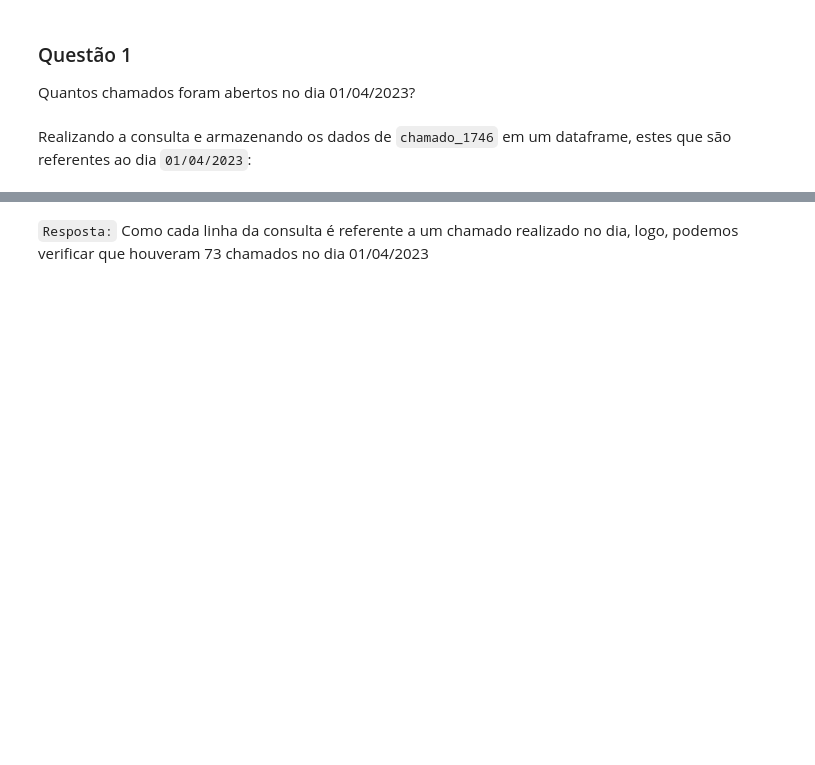
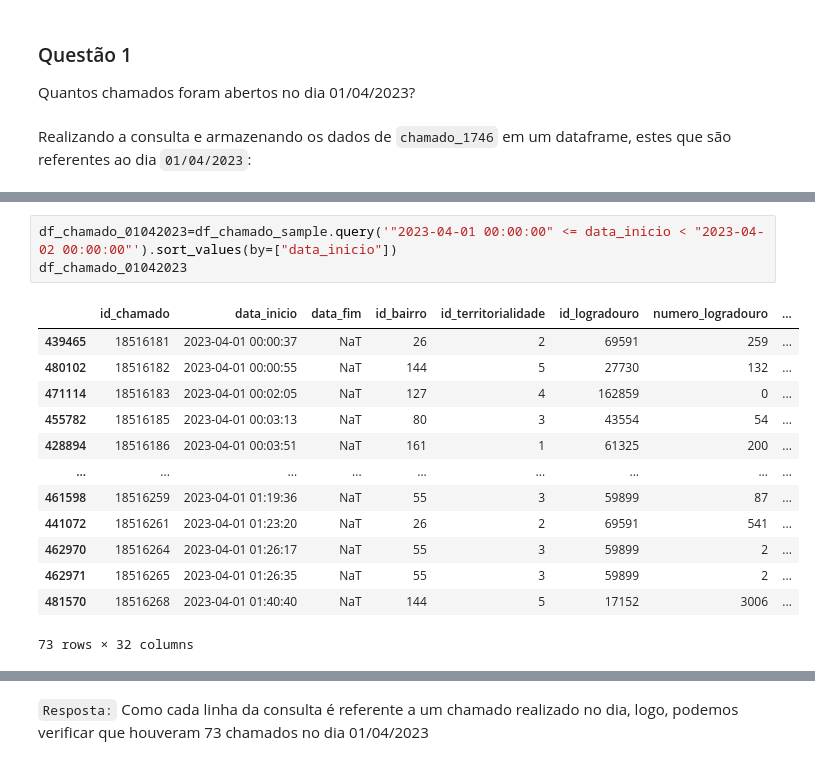
Before and after one commit to BrendowPaolillo-dev/emd-desafio-junior-data-scientist, a Jupyter notebook: analise_python.ipynb, the cells around one changed output, grey strips where cells are left out. Saved outputs shown, nothing was run; the diff lists cells and outputs as text; blank space fills up the shorter version.

```diff
--- a/analise_python.ipynb
+++ b/analise_python.ipynb
@@ -40,0 +64,17 @@ df_chamado
+# %%
+df_chamado_01042023=df_chamado_sample.query('"2023-04-01 00:00:00" <= data_inicio < "2023-04-02 00:00:00"').sort_values(by=["data_inicio"])
+df_chamado_01042023
+# %% [output]
+|  | id_chamado | data_inicio | data_fim | id_bairro | id_territorialidade | id_logradouro | numero_logradouro | ... |
+| 439465 | 18516181 | 2023-04-01 00:00:37 | NaT | 26 | 2 | 69591 | 259 | ... |
+| 480102 | 18516182 | 2023-04-01 00:00:55 | NaT | 144 | 5 | 27730 | 132 | ... |
+| 471114 | 18516183 | 2023-04-01 00:02:05 | NaT | 127 | 4 | 162859 | 0 | ... |
+| 455782 | 18516185 | 2023-04-01 00:03:13 | NaT | 80 | 3 | 43554 | 54 | ... |
+| 428894 | 18516186 | 2023-04-01 00:03:51 | NaT | 161 | 1 | 61325 | 200 | ... |
+| ... | ... | ... | ... | ... | ... | ... | ... | ... |
+| 461598 | 18516259 | 2023-04-01 01:19:36 | NaT | 55 | 3 | 59899 | 87 | ... |
+| 441072 | 18516261 | 2023-04-01 01:23:20 | NaT | 26 | 2 | 69591 | 541 | ... |
+| 462970 | 18516264 | 2023-04-01 01:26:17 | NaT | 55 | 3 | 59899 | 2 | ... |
+| 462971 | 18516265 | 2023-04-01 01:26:35 | NaT | 55 | 3 | 59899 | 2 | ... |
+| 481570 | 18516268 | 2023-04-01 01:40:40 | NaT | 144 | 5 | 17152 | 3006 | ... |
+73 rows × 32 columns
```
Also changed, not shown: parts of 29 cells of this notebook.
